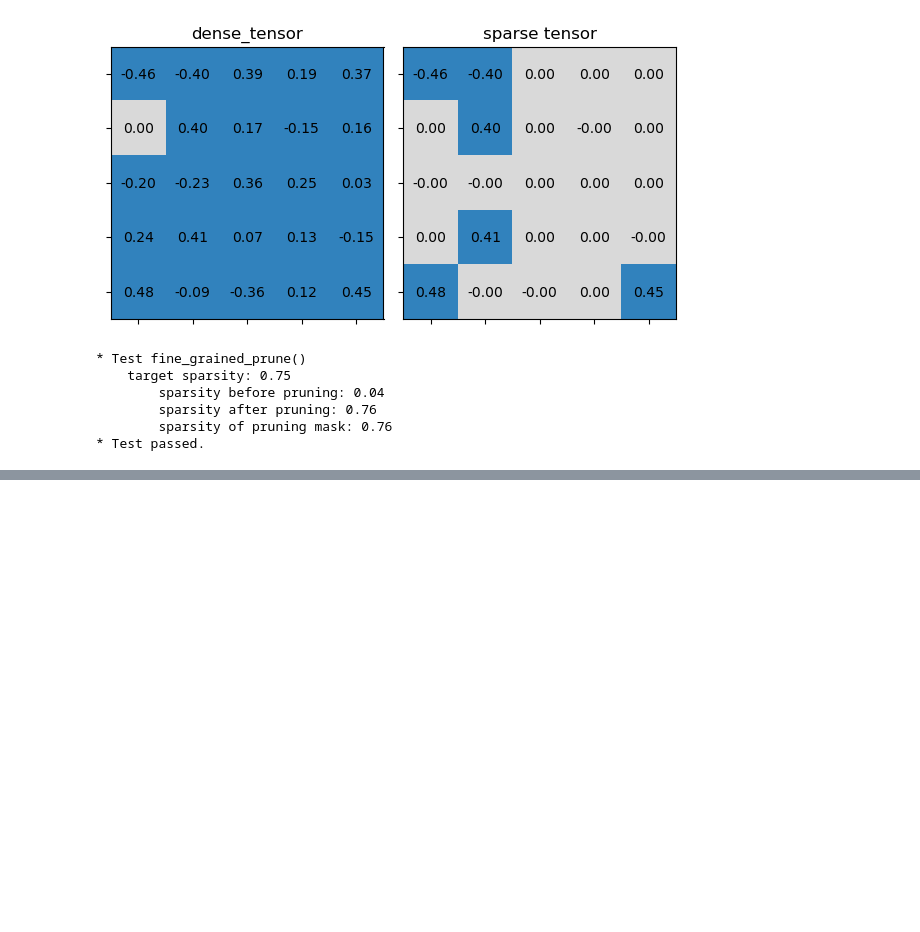
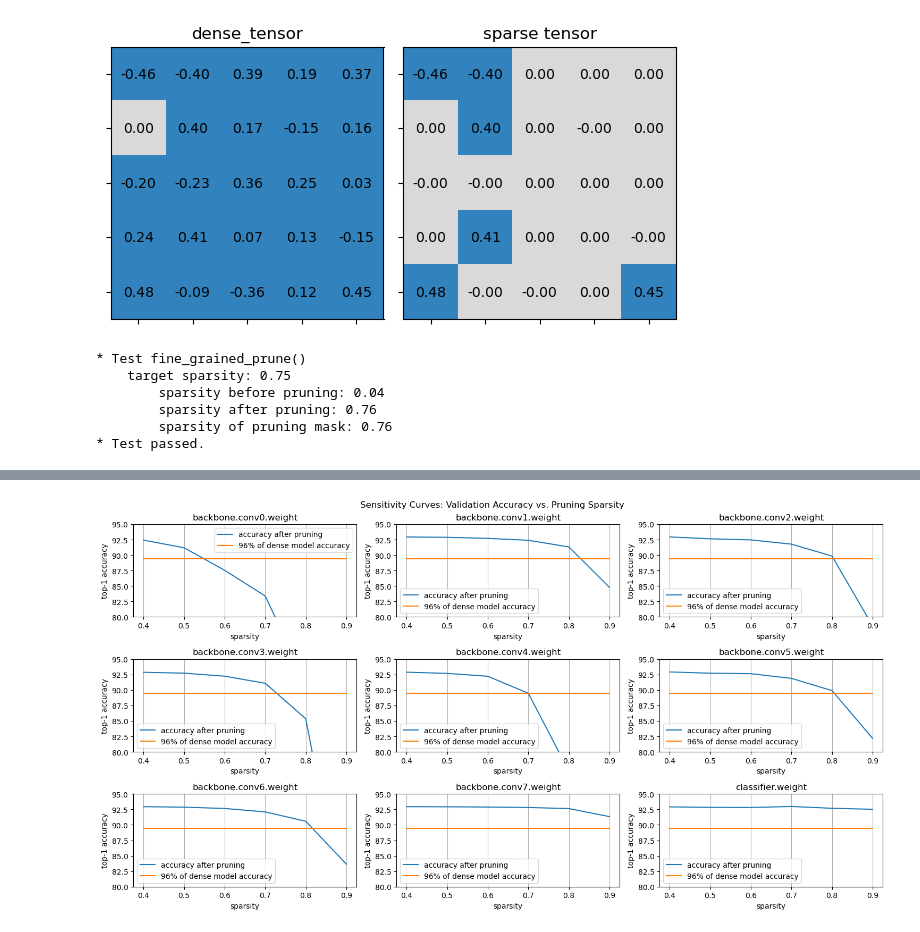
Before and after one commit to lood339/eml, a Jupyter notebook: notebook/Lab1.ipynb, the cells around one changed output, grey strips where cells are left out. Drawn from its saved outputs; the diff is of its cells as text; code cells hidden in the pictures; blank space fills up the shorter version.

```diff
--- a/notebook/Lab1.ipynb
+++ b/notebook/Lab1.ipynb
@@ -353,12 +356,13 @@ def fine_grained_prune(tensor: torch.Tensor, sparsity : float) -> torch.Tensor:
     # Step 2: calculate the importance of weight
     importance = torch.abs(tensor)
     # Step 3: calculate the pruning threshold
-    threshold = torch.kthvalue(importance.view(-1), num_zeros).values.item()
+    threshold = torch.kthvalue(importance.view(-1).cpu(), num_zeros).values.to(device).item() # torch.kthvalue is not supported in mps
     # Step 4: get binary mask (1 for nonzeros, 0 for zeros)
-    mask = importance > threshold
+    mask = (importance > threshold)
     ##################### YOUR CODE ENDS HERE #######################
 
     # Step 5: apply mask to prune the tensor
+    print(f"debug: {tensor.device}, {mask.device}")
     tensor.mul_(mask)
 
     return mask
@@ -374,0 +451,2 @@ test_fine_grained_prune()
+# %%
+sparsities, accuracies = sensitivity_scan(model, dataloader['test'], step=0.1, start=0.4, stop=1.0)
@@ -374,0 +571,30 @@ test_fine_grained_prune()
+# %%
+def plot_sensitivity_scan(sparsities, accuracies, dense_model_accuracy):
+    lower_bound_accuracy = 100 - (100 - dense_model_accuracy) * 1.5
+    fig, axes = plt.subplots(3, int(math.ceil(len(accuracies) / 3)),figsize=(15,8))
+    axes = axes.ravel()
+    plot_index = 0
+    for name, param in model.named_parameters():
+        if param.dim() > 1:
+            ax = axes[plot_index]
+            curve = ax.plot(sparsities, accuracies[plot_index])
+            line = ax.plot(sparsities, [lower_bound_accuracy] * len(sparsities))
+            ax.set_xticks(np.arange(start=0.4, stop=1.0, step=0.1))
+            ax.set_ylim(80, 95)
+            ax.set_title(name)
+            ax.set_xlabel('sparsity')
+            ax.set_ylabel('top-1 accuracy')
+            ax.legend([
+                'accuracy after pruning',
+                f'{lower_bound_accuracy / dense_model_accuracy * 100:.0f}% of dense model accuracy'
+            ])
+            ax.grid(axis='x')
+            plot_index += 1
+    fig.suptitle('Sensitivity Curves: Validation Accuracy vs. Pruning Sparsity')
+    fig.tight_layout()
+    fig.subplots_adjust(top=0.925)
+    plt.show()
+
+plot_sensitivity_scan(sparsities, accuracies, default_model_accuracy)
+# %% [output]
+[figure, added]
```
Also changed, not shown: parts of 8 cells of this notebook.
